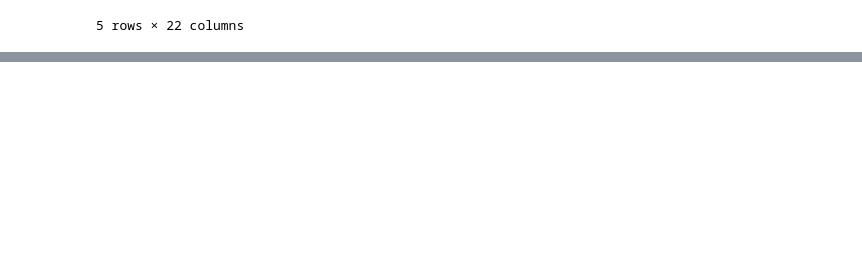
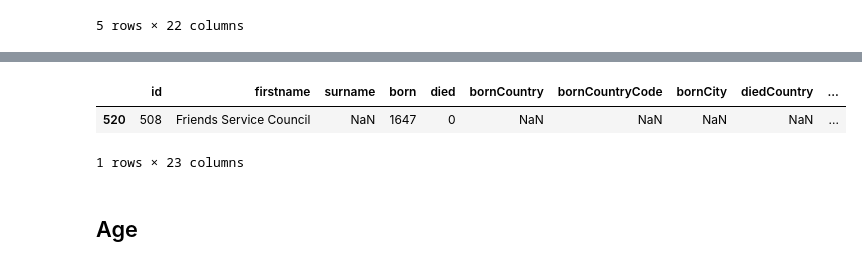
Before and after one commit to iryna-savchuk/DV_project, a Jupyter notebook: Nobel_Prizes_Data_Visualization.ipynb, the cells around one changed output, grey strips where cells are left out. Drawn from its saved outputs; the diff is of its cells as text; code cells hidden in the pictures; blank space fills up the shorter version.

```diff
--- a/Nobel_Prizes_Data_Visualization.ipynb
+++ b/Nobel_Prizes_Data_Visualization.ipynb
@@ -82,0 +217,6 @@ df_merged.head()
+# %%
+df[df['prizeAge'] > 120]
+# %% [output]
+|  | id | firstname | surname | born | died | bornCountry | bornCountryCode | bornCity | diedCountry | ... |
+| 520 | 508 | Friends Service Council | NaN | 1647 | 0 | NaN | NaN | NaN | NaN | ... |
+1 rows × 23 columns
@@ -82,0 +226,2 @@ df_merged.head()
+# %% [markdown]
+## Age
```
Also changed, not shown: parts of 23 cells of this notebook.
